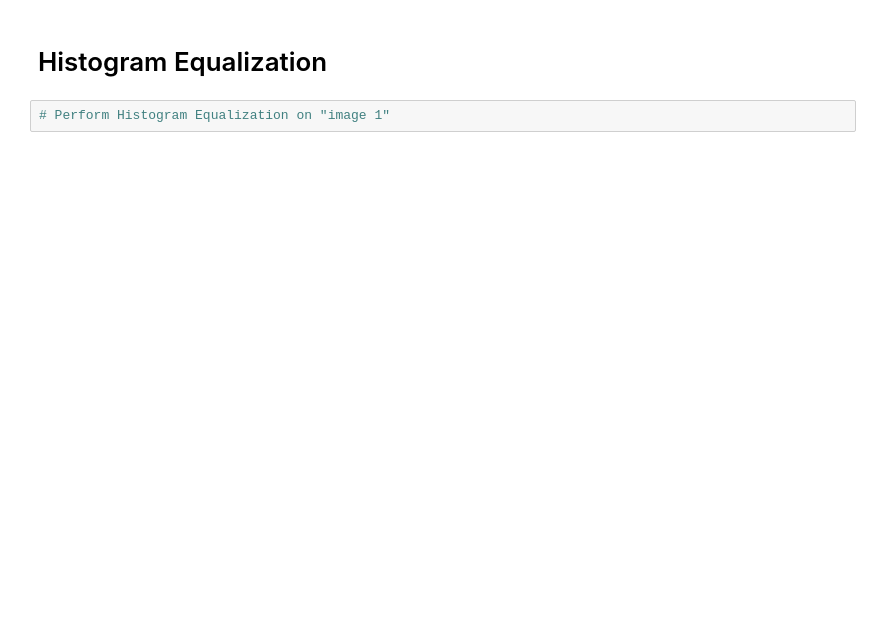
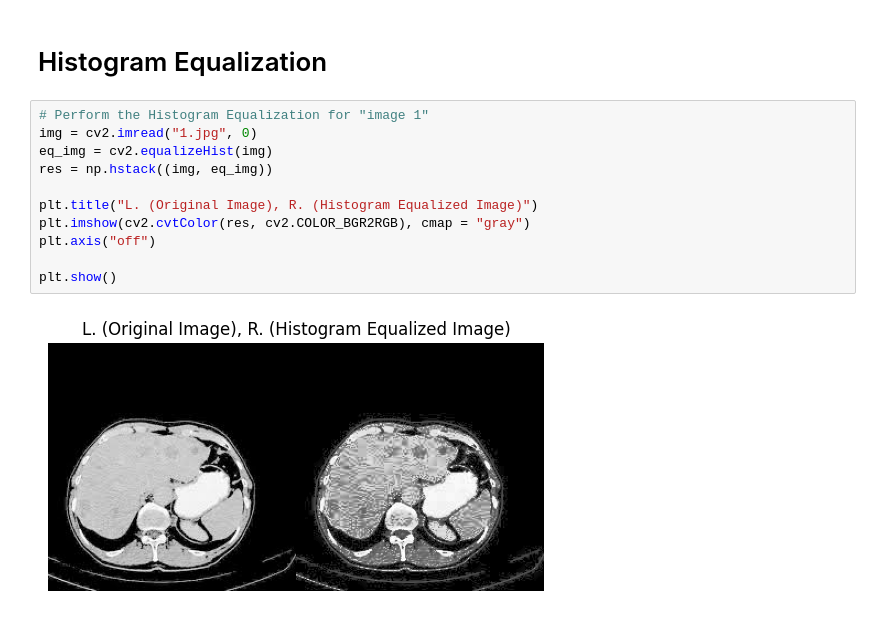
Before and after one commit to Nitincando1234/Nitin-Programming-Btech, a Jupyter notebook: Python Nitin/Image processing lab/Assignment 2/assmt2.ipynb, the cells around one changed output. Saved outputs shown, nothing was run; the diff lists cells and outputs as text; blank space fills up the shorter version.

```diff
--- a/Python Nitin/Image processing lab/Assignment 2/assmt2.ipynb
+++ b/Python Nitin/Image processing lab/Assignment 2/assmt2.ipynb
@@ -6,4 +6,15 @@ ImportError: libGL.so.1: cannot open shared object file: No such file or directo
 # %% [markdown]
 # Histogram Equalization
-# %%
-# Perform Histogram Equalization on "image 1"
+# %%
+# Perform the Histogram Equalization for "image 1"
+img = cv2.imread("1.jpg", 0)
+eq_img = cv2.equalizeHist(img)
+res = np.hstack((img, eq_img))
+
+plt.title("L. (Original Image), R. (Histogram Equalized Image)")
+plt.imshow(cv2.cvtColor(res, cv2.COLOR_BGR2RGB), cmap = "gray")
+plt.axis("off")
+
+plt.show()
+# %% [output]
+[figure, added]
```
Also changed, not shown: parts of 7 cells of this notebook, 40 other files.
